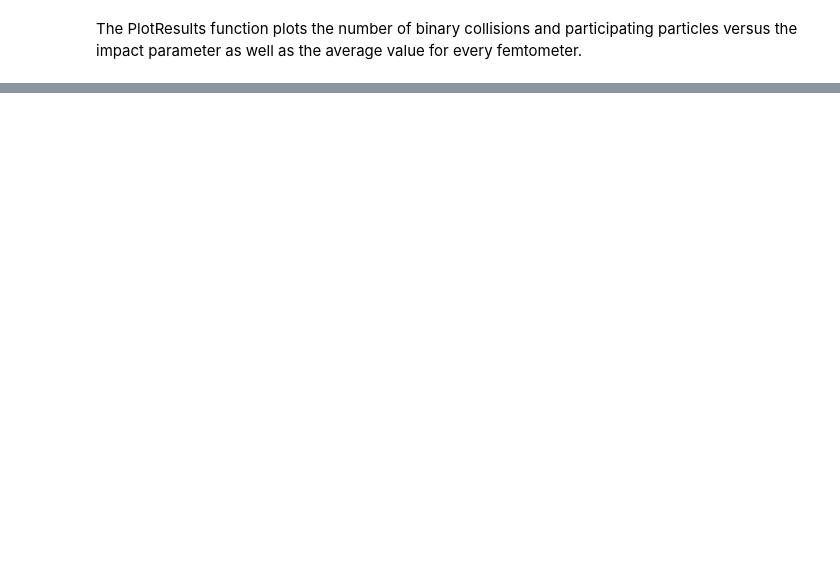
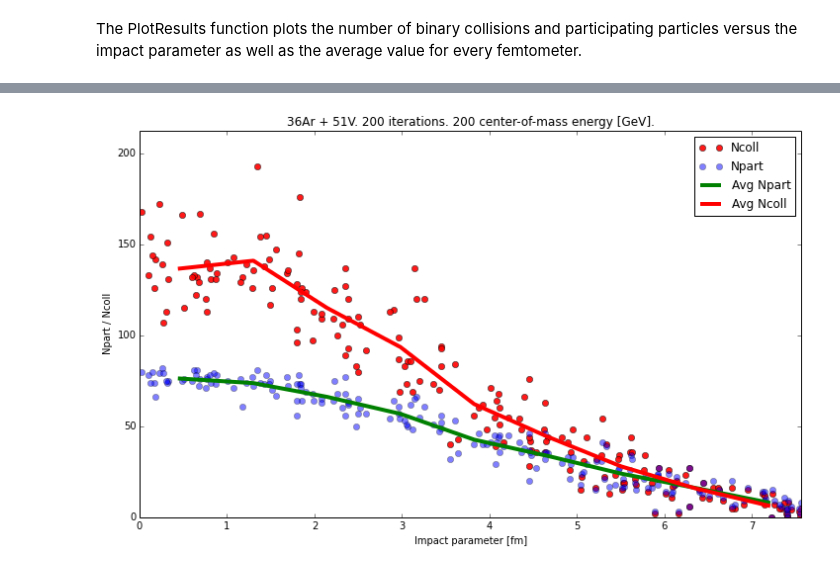
Before and after one commit to jdfreder/MCG, a Jupyter notebook: SeniorProject/TestRun.ipynb, the cells around one changed output, grey strips where cells are left out. Saved outputs shown, nothing was run; the diff lists cells and outputs as text; code cells hidden in the pictures; blank space fills up the shorter version.

```diff
--- a/SeniorProject/TestRun.ipynb
+++ b/SeniorProject/TestRun.ipynb
@@ -152,0 +103,4 @@ Using 2013 data.
+# %%
+PlotResults(b,Npart,Ncoll,Particle1,Particle2,N,Energy,10)
+# %% [output]
+[figure, added]
```
Also changed, not shown: parts of 22 cells of this notebook, 7 other files.
